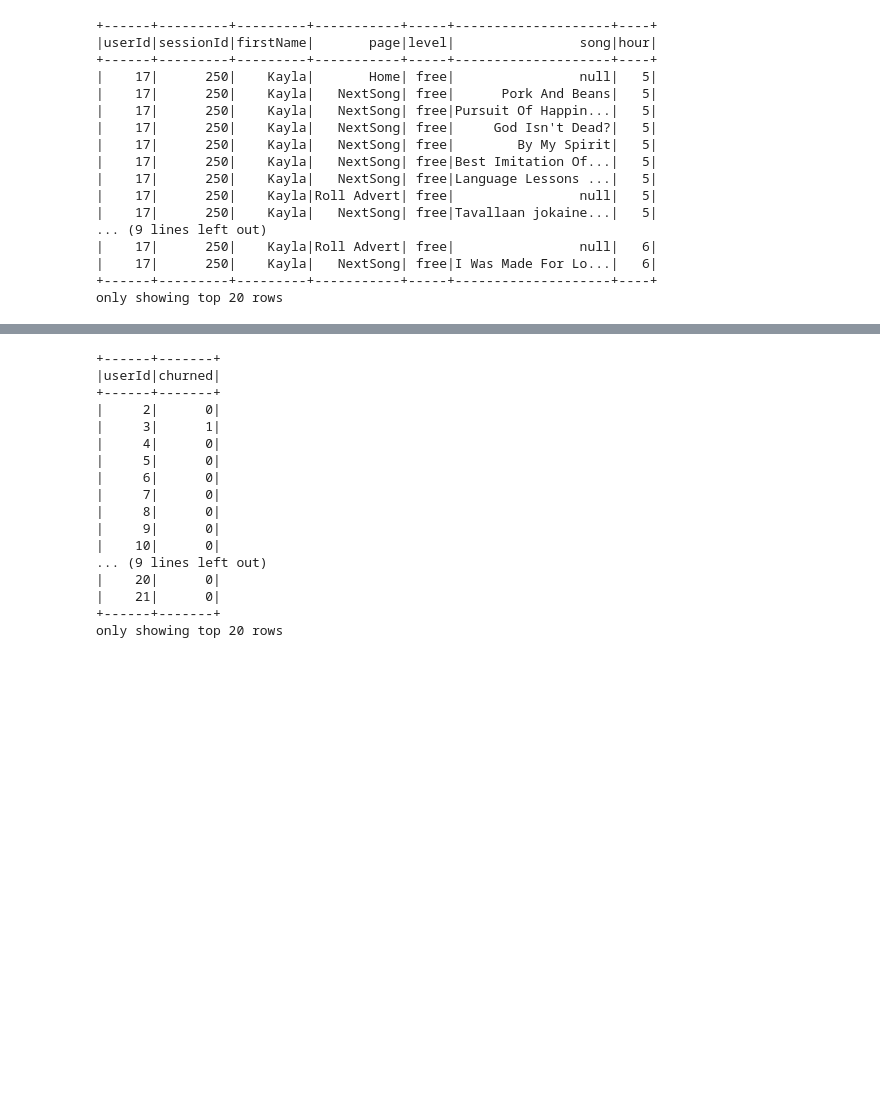
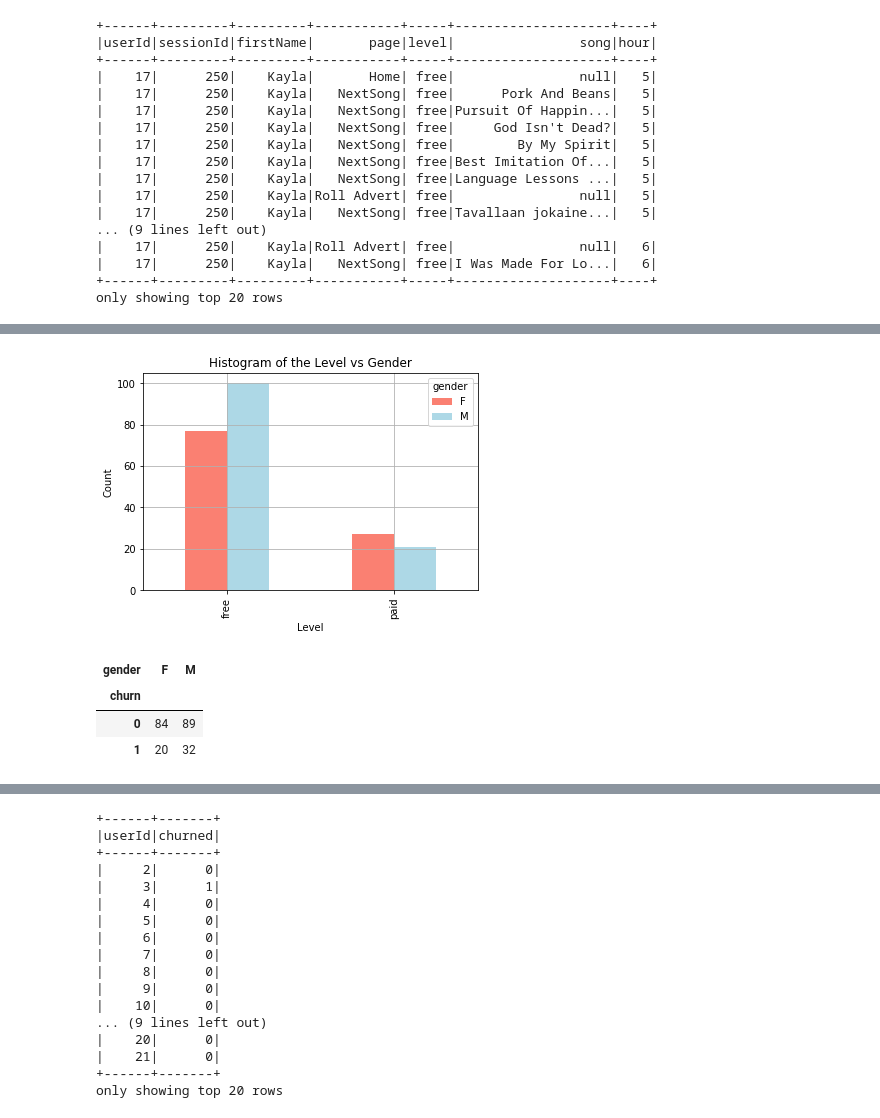
Before and after one commit to kmera/Sparkify_Project, a Jupyter notebook: Sparkify.ipynb, the cells around one changed output, grey strips where cells are left out. Cells and saved outputs as stored; diff of their text form; code cells hidden in the pictures; blank space fills up the shorter version.

```diff
--- a/Sparkify.ipynb
+++ b/Sparkify.ipynb
@@ -308,0 +423,18 @@ only showing top 20 rows
+# %%
+# plot the hist of level vs gender
+pd.crosstab(user_churn_pd.level, user_churn_pd.gender).plot(kind="bar",
+                                    color=["salmon", "lightblue"])
+plt.title("Histogram of the Level vs Gender")
+plt.xlabel("Level")
+plt.ylabel("Count")
+plt.grid();
+# %% [output]
+[figure, added]
+# %%
+# table of churn vs gender
+pd.crosstab(user_churn_pd.churn, user_churn_pd.gender)
+# %% [output]
+| gender | F | M |
+| churn |  |  |
+| 0 | 84 | 89 |
+| 1 | 20 | 32 |
```
Also changed, not shown: parts of 34 cells of this notebook.
